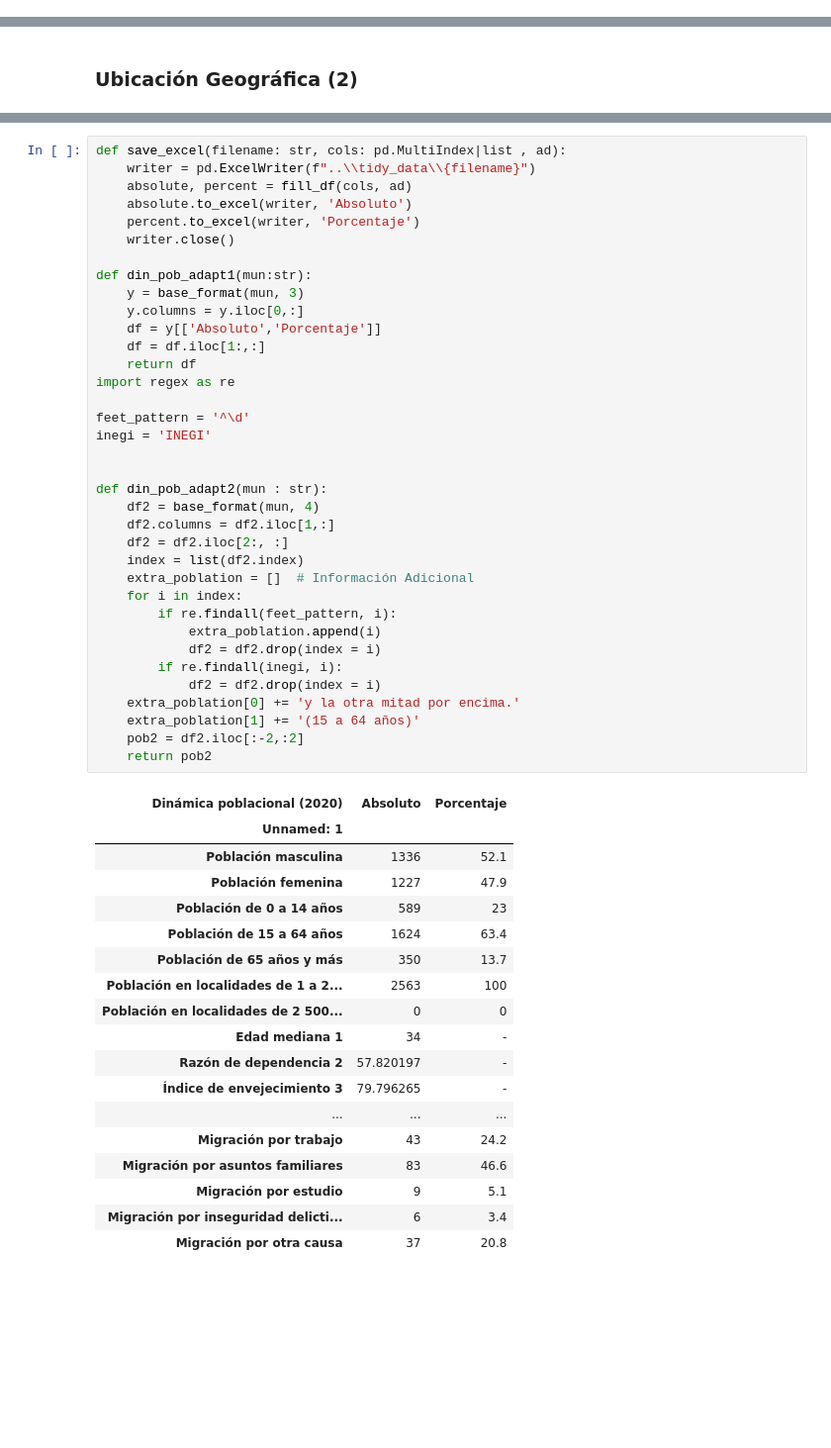
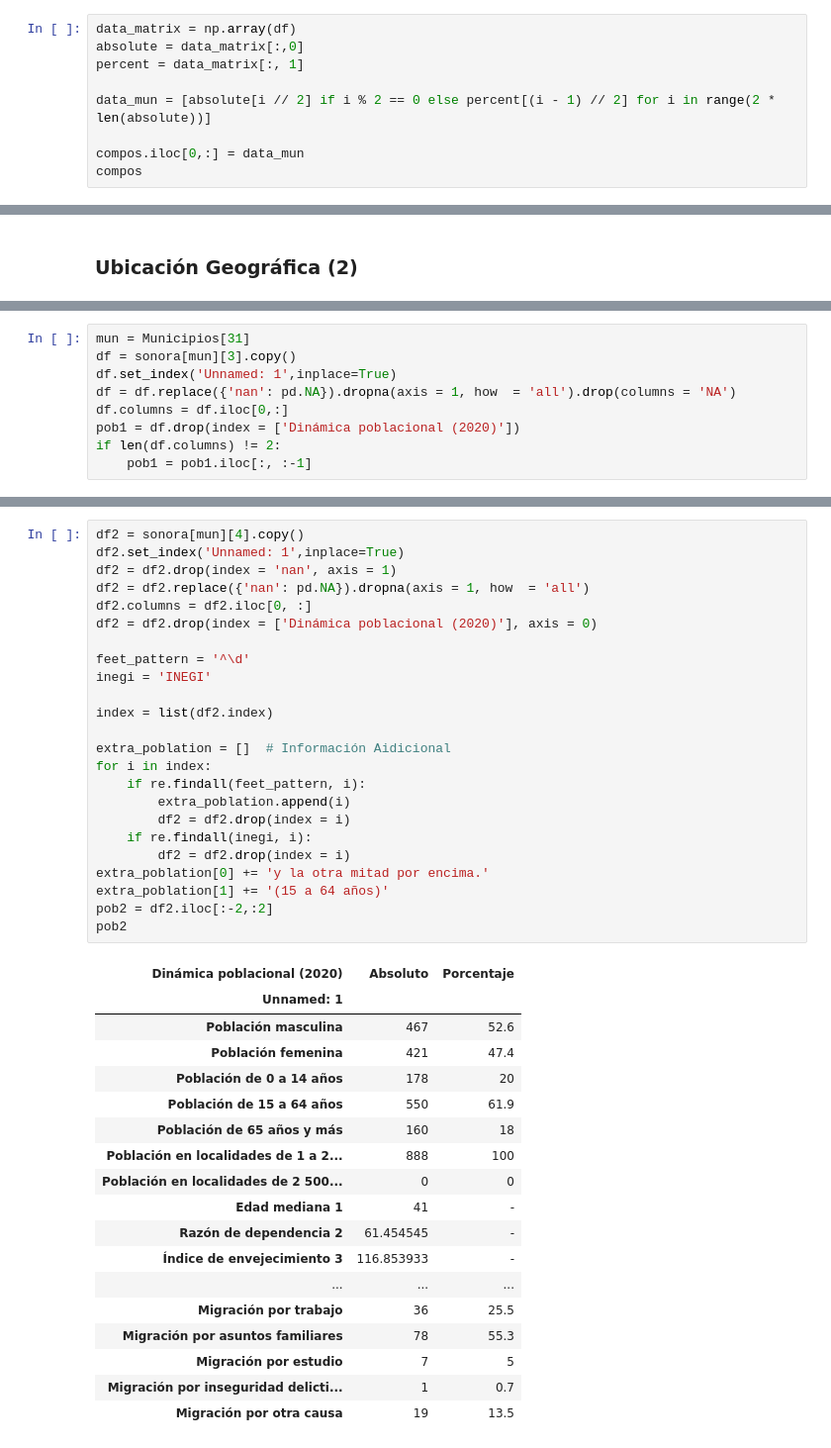
Before and after one commit to Dust1920/SIM26, a Jupyter notebook: tidy/sim.ipynb, the cells around one changed output, grey strips where cells are left out. Shown at 99% size. Cells and saved outputs as stored; diff of their text form; blank space fills up the shorter version.

```diff
--- a/tidy/sim.ipynb
+++ b/tidy/sim.ipynb
@@ -72,0 +99,9 @@ compos.close()
+# %%
+data_matrix = np.array(df)
+absolute = data_matrix[:,0]
+percent = data_matrix[:, 1]
+
+data_mun = [absolute[i // 2] if i % 2 == 0 else percent[(i - 1) // 2] for i in range(2 * len(absolute))]
+
+compos.iloc[0,:] = data_mun
+compos
@@ -189,0 +317,9 @@ En este caso tenemos dos tablas. De igual forma las trabajaremos por separado.
+# %%
+mun = Municipios[31]
+df = sonora[mun][3].copy()
+df.set_index('Unnamed: 1',inplace=True)
+df = df.replace({'nan': pd.NA}).dropna(axis = 1, how  = 'all').drop(columns = 'NA')
+df.columns = df.iloc[0,:]
+pob1 = df.drop(index = ['Dinámica poblacional (2020)'])
+if len(df.columns) != 2:
+    pob1 = pob1.iloc[:, :-1]
@@ -190,55 +328,43 @@ En este caso tenemos dos tablas. De igual forma las trabajaremos por separado.
 # %%
-def save_excel(filename: str, cols: pd.MultiIndex|list , ad):
-    writer = pd.ExcelWriter(f"..\\tidy_data\\{filename}")
-    absolute, percent = fill_df(cols, ad)
-    absolute.to_excel(writer, 'Absoluto')
-    percent.to_excel(writer, 'Porcentaje')
-    writer.close()
-
-def din_pob_adapt1(mun:str):
-    y = base_format(mun, 3)
-    y.columns = y.iloc[0,:]
-    df = y[['Absoluto','Porcentaje']]
-    df = df.iloc[1:,:]
-    return df
-import regex as re
+df2 = sonora[mun][4].copy()
+df2.set_index('Unnamed: 1',inplace=True)
+df2 = df2.drop(index = 'nan', axis = 1)
+df2 = df2.replace({'nan': pd.NA}).dropna(axis = 1, how  = 'all')
+df2.columns = df2.iloc[0, :]
+df2 = df2.drop(index = ['Dinámica poblacional (2020)'], axis = 0)
 
 feet_pattern = '^\d'
 inegi = 'INEGI'
 
+index = list(df2.index)
 
-def din_pob_adapt2(mun : str):
-    df2 = base_format(mun, 4)
-    df2.columns = df2.iloc[1,:]
-    df2 = df2.iloc[2:, :]
-    index = list(df2.index)
-    extra_poblation = []  # Información Adicional
-    for i in index:
-        if re.findall(feet_pattern, i):
-            extra_poblation.append(i)
-            df2 = df2.drop(index = i)
-        if re.findall(inegi, i):
-            df2 = df2.drop(index = i)
-    extra_poblation[0] += 'y la otra mitad por encima.'
-    extra_poblation[1] += '(15 a 64 años)'
-    pob2 = df2.iloc[:-2,:2]
-    return pob2
+extra_poblation = []  # Información Aidicional
+for i in index:
+    if re.findall(feet_pattern, i):
+        extra_poblation.append(i)
+        df2 = df2.drop(index = i)
+    if re.findall(inegi, i):
+        df2 = df2.drop(index = i)
+extra_poblation[0] += 'y la otra mitad por encima.'
+extra_poblation[1] += '(15 a 64 años)'
+pob2 = df2.iloc[:-2,:2]
+pob2
 # %% [output]
 | Dinámica poblacional (2020) | Absoluto | Porcentaje |
 | Unnamed: 1 |  |  |
-| Población masculina | 1336 | 52.1 |
-| Población femenina | 1227 | 47.9 |
-| Población de 0 a 14 años | 589 | 23 |
-| Población de 15 a 64 años | 1624 | 63.4 |
-| Población de 65 años y más | 350 | 13.7 |
-| Población en localidades de 1 a 2... | 2563 | 100 |
+| Población masculina | 467 | 52.6 |
+| Población femenina | 421 | 47.4 |
+| Población de 0 a 14 años | 178 | 20 |
+| Población de 15 a 64 años | 550 | 61.9 |
+| Población de 65 años y más | 160 | 18 |
+| Población en localidades de 1 a 2... | 888 | 100 |
 | Población en localidades de 2 500... | 0 | 0 |
-| Edad mediana 1 | 34 | - |
-| Razón de dependencia 2 | 57.820197 | - |
-| Índice de envejecimiento 3 | 79.796265 | - |
+| Edad mediana 1 | 41 | - |
+| Razón de dependencia 2 | 61.454545 | - |
+| Índice de envejecimiento 3 | 116.853933 | - |
 | ... | ... | ... |
-| Migración por trabajo | 43 | 24.2 |
-| Migración por asuntos familiares | 83 | 46.6 |
-| Migración por estudio | 9 | 5.1 |
-| Migración por inseguridad delicti... | 6 | 3.4 |
-| Migración por otra causa | 37 | 20.8 |
+| Migración por trabajo | 36 | 25.5 |
+| Migración por asuntos familiares | 78 | 55.3 |
+| Migración por estudio | 7 | 5 |
+| Migración por inseguridad delicti... | 1 | 0.7 |
+| Migración por otra causa | 19 | 13.5 |
```
Also changed, not shown: parts of 150 cells of this notebook.
